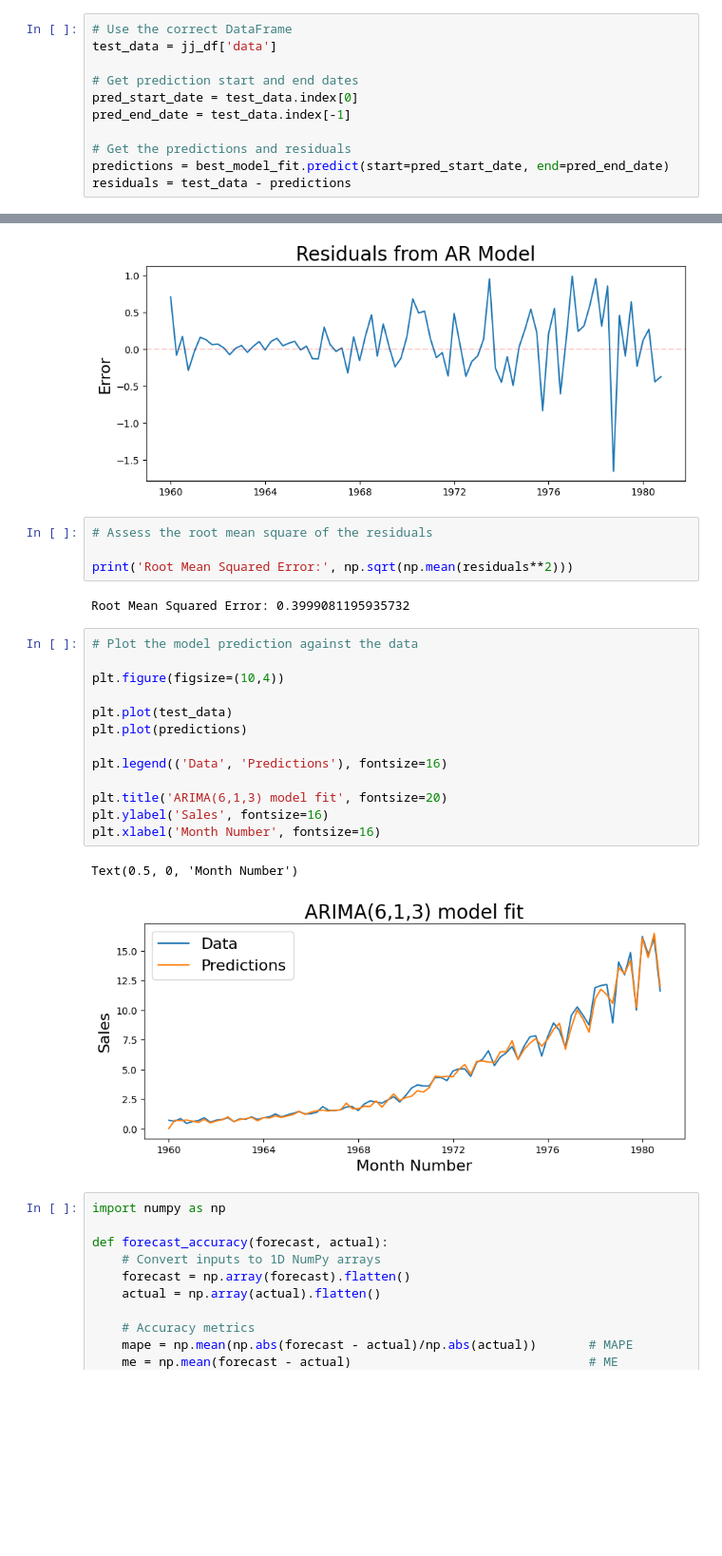
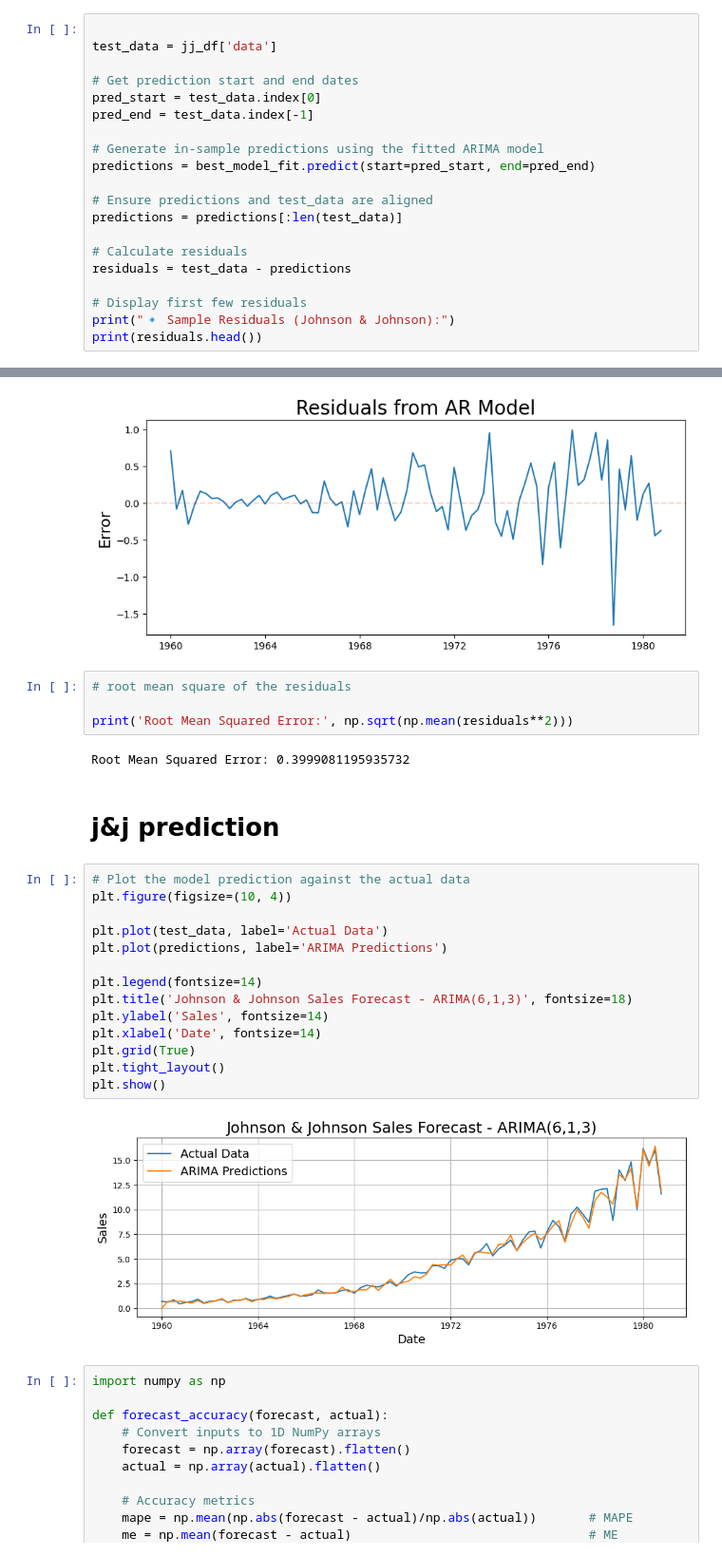
Before and after one commit to Samjacob007/Time-Series, a Jupyter notebook: Time_Series_Modelling_Case_Study.ipynb, the cells around one changed output, grey strips where cells are left out. Shown at 95% size. Saved outputs shown, nothing was run; the diff lists cells and outputs as text; blank space fills up the shorter version.

```diff
--- a/Time_Series_Modelling_Case_Study.ipynb
+++ b/Time_Series_Modelling_Case_Study.ipynb
@@ -343,11 +389,20 @@ plt.show()
 # %%
-# Use the correct DataFrame
+
 test_data = jj_df['data']
 
 # Get prediction start and end dates
-pred_start_date = test_data.index[0]
-pred_end_date = test_data.index[-1]
+pred_start = test_data.index[0]
+pred_end = test_data.index[-1]
 
-# Get the predictions and residuals
-predictions = best_model_fit.predict(start=pred_start_date, end=pred_end_date)
+# Generate in-sample predictions using the fitted ARIMA model
+predictions = best_model_fit.predict(start=pred_start, end=pred_end)
+
+# Ensure predictions and test_data are aligned
+predictions = predictions[:len(test_data)]
+
+# Calculate residuals
 residuals = test_data - predictions
+
+# Display first few residuals
+print("🔹 Sample Residuals (Johnson & Johnson):")
+print(residuals.head())
@@ -363,27 +427,29 @@ plt.axhline(0, color='r', linestyle='--', alpha=0.2)
 <matplotlib.lines.Line2D at 0x...>
 [figure]
 # %%
-# Assess the root mean square of the residuals
+# root mean square of the residuals
 
 print('Root Mean Squared Error:', np.sqrt(np.mean(residuals**2)))
 # %% [output]
 Root Mean Squared Error: 0.3999081195935732
+# %% [markdown]
+# j&j prediction
 # %%
-# Plot the model prediction against the data
+# Plot the model prediction against the actual data
+plt.figure(figsize=(10, 4))
 
-plt.figure(figsize=(10,4))
+plt.plot(test_data, label='Actual Data')
+plt.plot(predictions, label='ARIMA Predictions')
 
-plt.plot(test_data)
-plt.plot(predictions)
-
-plt.legend(('Data', 'Predictions'), fontsize=16)
-
-plt.title('ARIMA(6,1,3) model fit', fontsize=20)
-plt.ylabel('Sales', fontsize=16)
-plt.xlabel('Month Number', fontsize=16)
+plt.legend(fontsize=14)
+plt.title('Johnson & Johnson Sales Forecast - ARIMA(6,1,3)', fontsize=18)
+plt.ylabel('Sales', fontsize=14)
+plt.xlabel('Date', fontsize=14)
+plt.grid(True)
+plt.tight_layout()
+plt.show()
 # %% [output]
-Text(0.5, 0, 'Month Number')
-[figure, old version]
+[figure, new version]
 # %%
 import numpy as np
 
```
Also changed, not shown: parts of 59 cells of this notebook.
